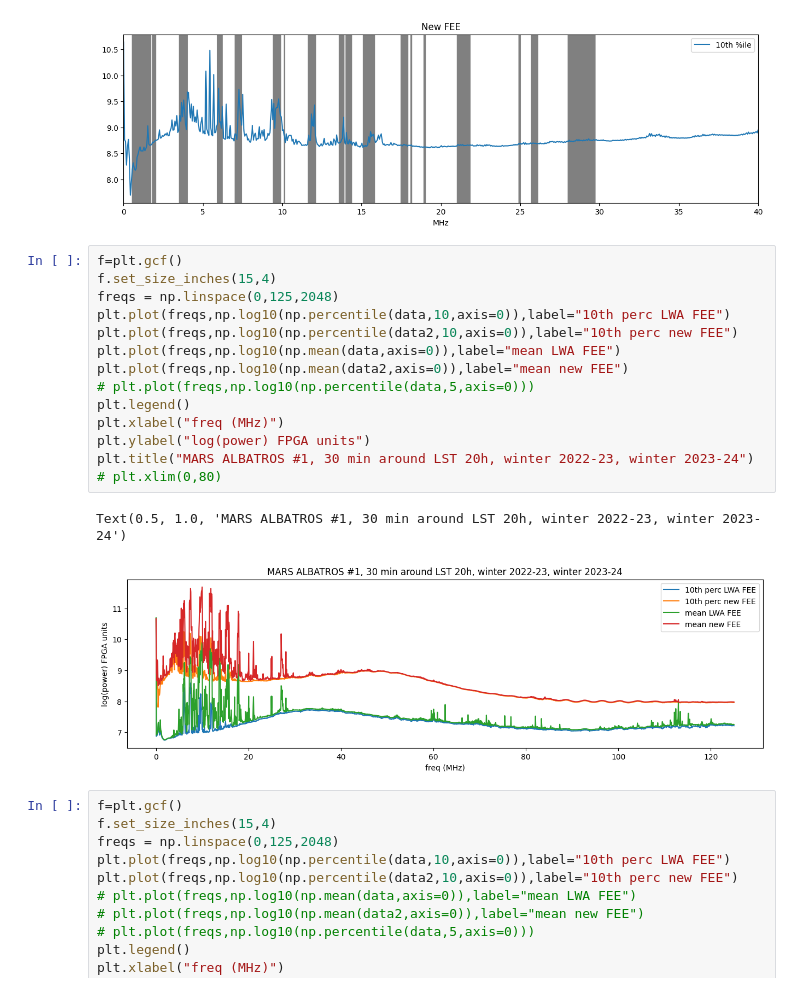
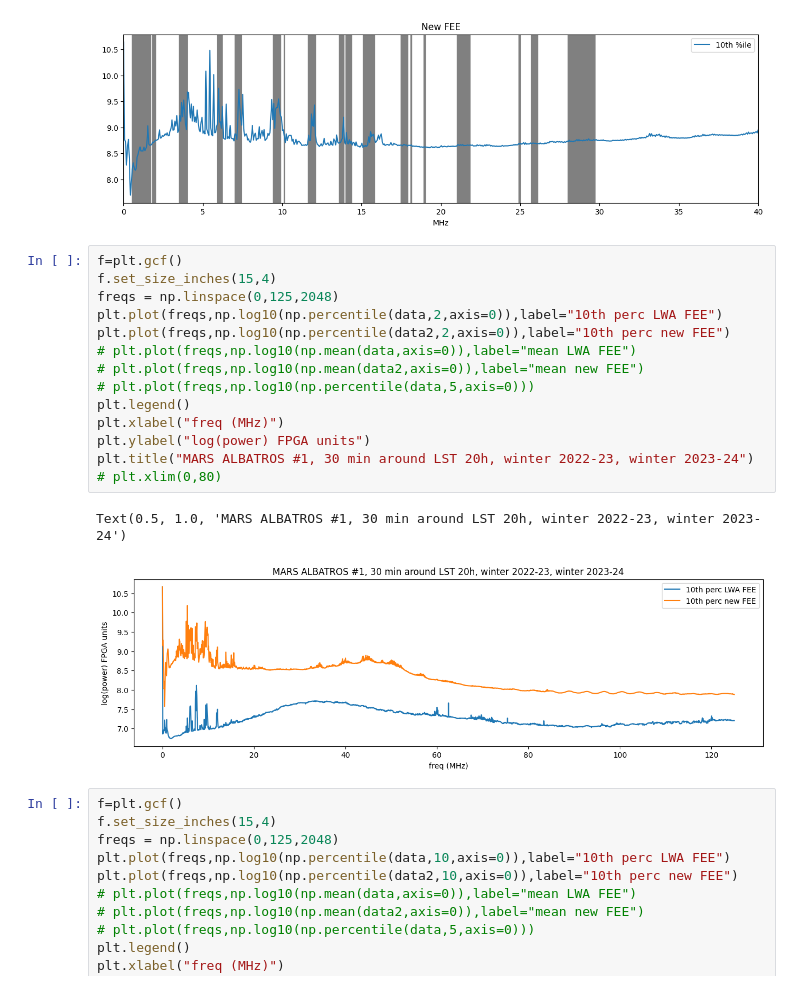
Before and after one commit to mohanagr/braindump, a Jupyter notebook: mars_lst_20h.ipynb, the cells around one changed output. Cells and saved outputs as stored; diff of their text form.

Commit message:
MARS plotting work and timing sim work

```diff
--- a/mars_lst_20h.ipynb
+++ b/mars_lst_20h.ipynb
@@ -164,20 +164,20 @@ Text(0.5, 0, 'MHz')
 # %%
 f=plt.gcf()
 f.set_size_inches(15,4)
 freqs = np.linspace(0,125,2048)
-plt.plot(freqs,np.log10(np.percentile(data,10,axis=0)),label="10th perc LWA FEE")
-plt.plot(freqs,np.log10(np.percentile(data2,10,axis=0)),label="10th perc new FEE")
-plt.plot(freqs,np.log10(np.mean(data,axis=0)),label="mean LWA FEE")
-plt.plot(freqs,np.log10(np.mean(data2,axis=0)),label="mean new FEE")
+plt.plot(freqs,np.log10(np.percentile(data,2,axis=0)),label="10th perc LWA FEE")
+plt.plot(freqs,np.log10(np.percentile(data2,2,axis=0)),label="10th perc new FEE")
+# plt.plot(freqs,np.log10(np.mean(data,axis=0)),label="mean LWA FEE")
+# plt.plot(freqs,np.log10(np.mean(data2,axis=0)),label="mean new FEE")
 # plt.plot(freqs,np.log10(np.percentile(data,5,axis=0)))
 plt.legend()
 plt.xlabel("freq (MHz)")
 plt.ylabel("log(power) FPGA units")
 plt.title("MARS ALBATROS #1, 30 min around LST 20h, winter 2022-23, winter 2023-24")
 # plt.xlim(0,80)
 # %% [output]
 Text(0.5, 1.0, 'MARS ALBATROS #1, 30 min around LST 20h, winter 2022-23, winter 2023-24')
-[figure, old version]
+[figure, new version]
 # %%
 f=plt.gcf()
 f.set_size_inches(15,4)
```
Also changed, not shown: parts of 1 cell of this notebook, 3 other files.
